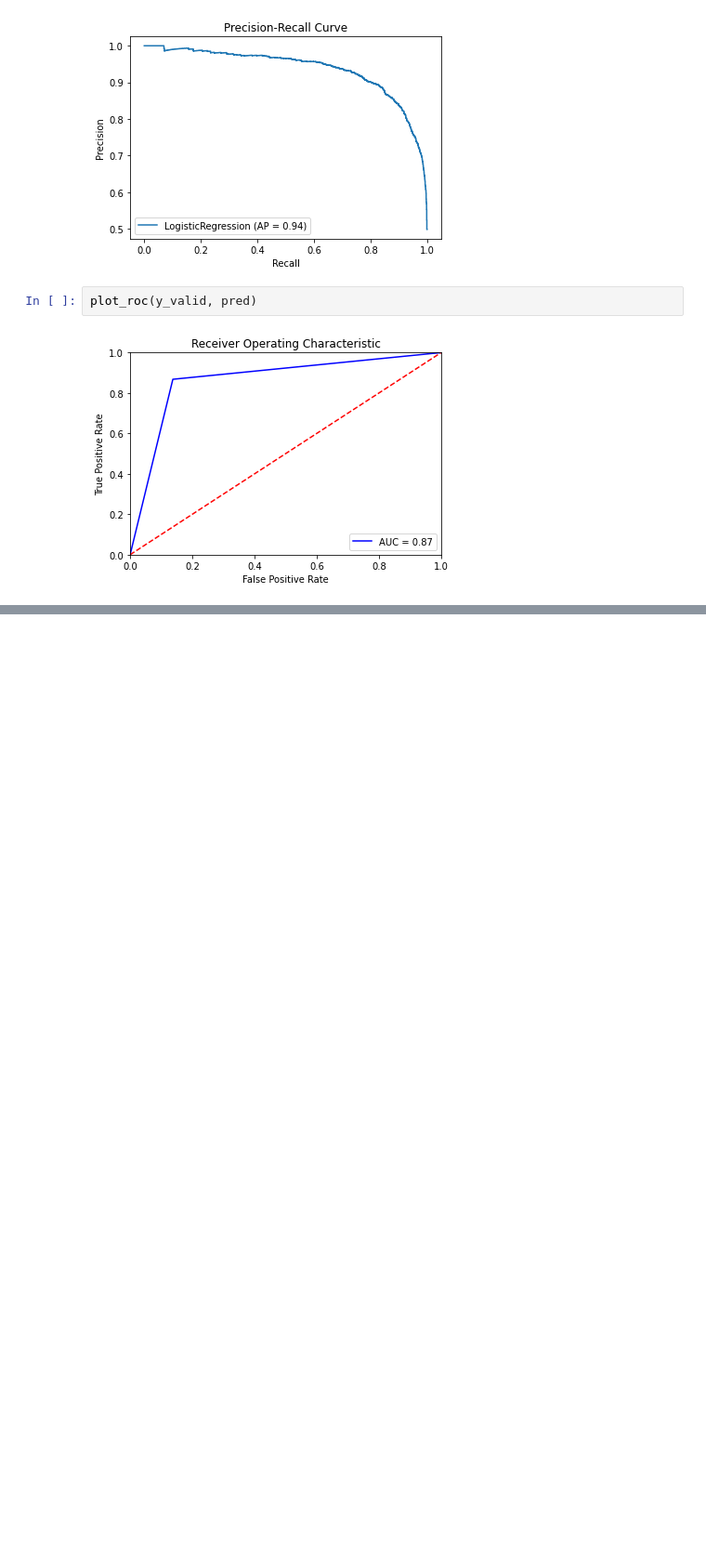
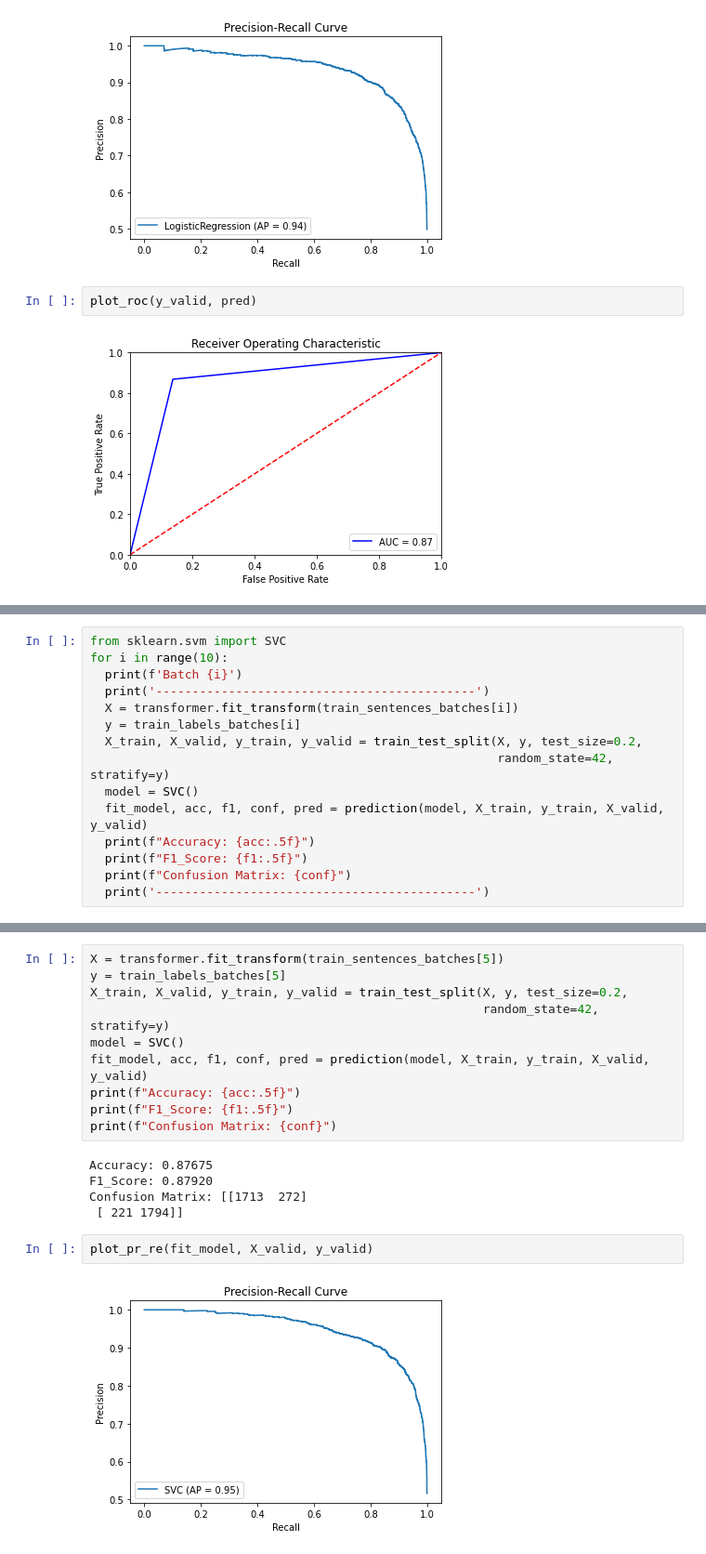
Before and after one commit to jatinkarthik-tripathy/Senti-Analysis-Techniques, a Jupyter notebook: Senti_Analysis_(ML).ipynb, the cells around one changed output, grey strips where cells are left out. Shown at 93% size. Cells and saved outputs as stored; diff of their text form; blank space fills up the shorter version.

Commit message:
added svm classification, need to add feature that takes best f1 score model or so partial fitting

```diff
--- a/Senti_Analysis_(ML).ipynb
+++ b/Senti_Analysis_(ML).ipynb
@@ -202,0 +209,15 @@ plot_roc(y_valid, pred)
+# %%
+from sklearn.svm import SVC
+for i in range(10):
+  print(f'Batch {i}')
+  print('--------------------------------------------')
+  X = transformer.fit_transform(train_sentences_batches[i])
+  y = train_labels_batches[i]
+  X_train, X_valid, y_train, y_valid = train_test_split(X, y, test_size=0.2,
+                                                        random_state=42, stratify=y)
+  model = SVC()
+  fit_model, acc, f1, conf, pred = prediction(model, X_train, y_train, X_valid, y_valid)
+  print(f"Accuracy: {acc:.5f}")
+  print(f"F1_Score: {f1:.5f}")
+  print(f"Confusion Matrix: {conf}")
+  print('--------------------------------------------')
@@ -202,0 +242,19 @@ plot_roc(y_valid, pred)
+# %%
+X = transformer.fit_transform(train_sentences_batches[5])
+y = train_labels_batches[5]
+X_train, X_valid, y_train, y_valid = train_test_split(X, y, test_size=0.2,
+                                                      random_state=42, stratify=y)
+model = SVC()
+fit_model, acc, f1, conf, pred = prediction(model, X_train, y_train, X_valid, y_valid)
+print(f"Accuracy: {acc:.5f}")
+print(f"F1_Score: {f1:.5f}")
+print(f"Confusion Matrix: {conf}")
+# %% [output]
+Accuracy: 0.87675
+F1_Score: 0.87920
+Confusion Matrix: [[1713  272]
+ [ 221 1794]]
+# %%
+plot_pr_re(fit_model, X_valid, y_valid)
+# %% [output]
+[figure, added]
```
Also changed, not shown: parts of 8 cells of this notebook.
